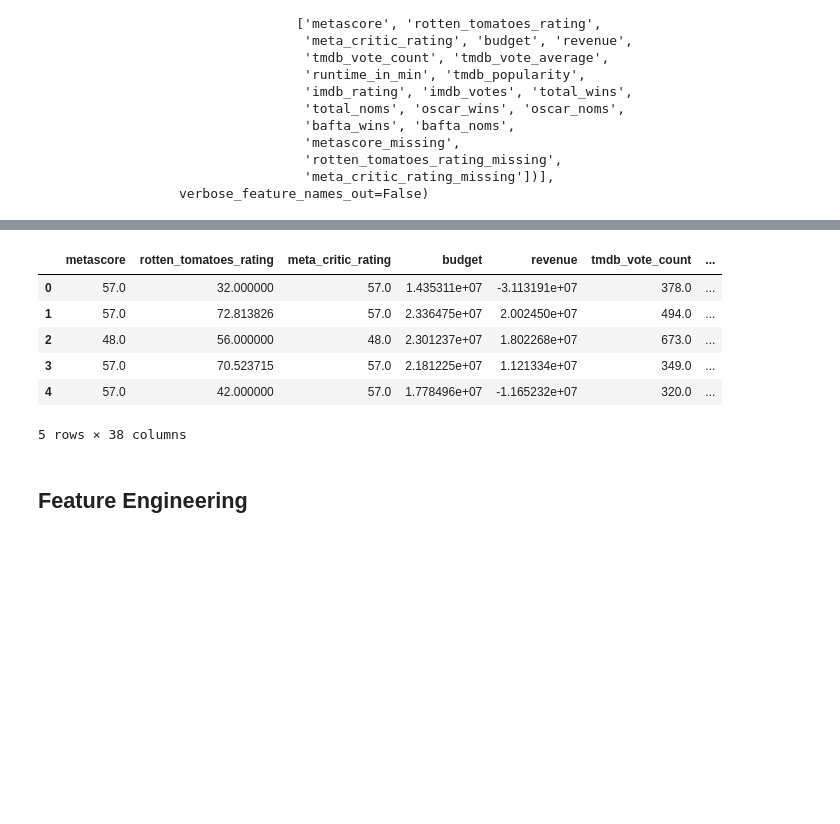
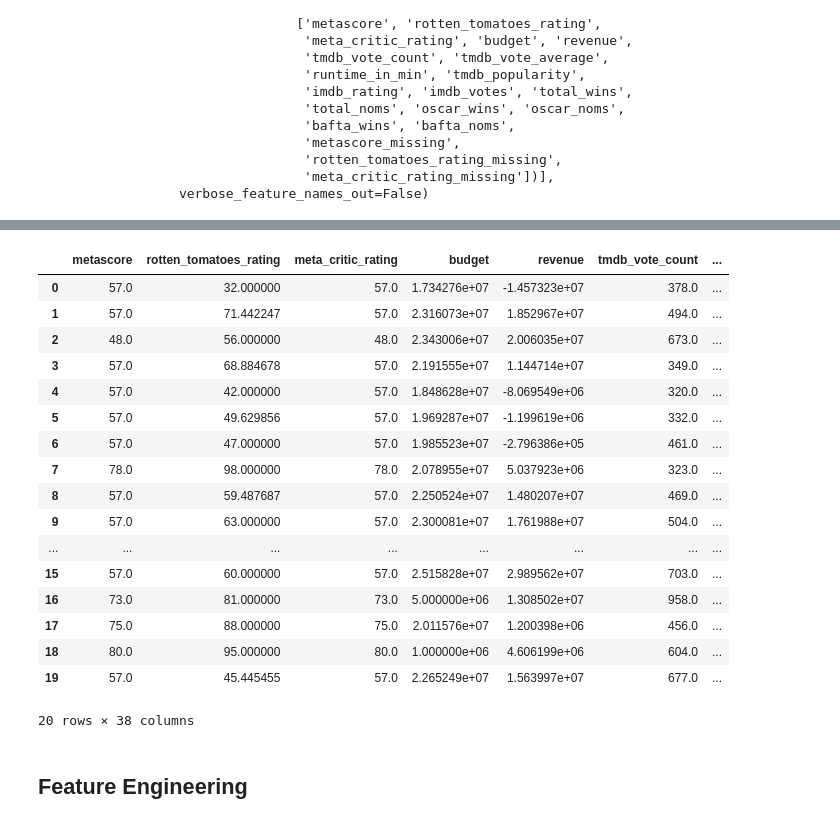
Before and after one commit to JustaKris/Are-You-Not-Entertained, a Jupyter notebook: notebooks/archive/01_movies_data_preprocessing.ipynb, the cells around one changed output, grey strips where cells are left out. Saved outputs shown, nothing was run; the diff lists cells and outputs as text; code cells hidden in the pictures; blank space fills up the shorter version.

```diff
--- a/notebooks/01_movies_data_preprocessing.ipynb
+++ b/notebooks/archive/01_movies_data_preprocessing.ipynb
@@ -509,6 +509,14 @@ def add_date_features(df: pd.DataFrame) -> pd.DataFrame:
 
 # Wrap the function as a transformer
 date_features_transformer = FunctionTransformer(add_date_features, validate=False)
+# %%
+def calculate_roi(df: pd.DataFrame) -> pd.DataFrame:
+    df = df.copy()
+    df['roi'] = (df['revenue'] - df['budget']) / df['budget']
+    return df
+
+# Wrap the function as a transformer
+roi_transformer = FunctionTransformer(calculate_roi, validate=False)
 # %% [markdown]
 ### Apply Transformations
 # %%
@@ -656,10 +661,11 @@ from sklearn.preprocessing import FunctionTransformer
 full_pipeline = Pipeline(steps=[
     ('numeric_transformer', numeric_transformer),
     ('main_transformer', main_transformer),
+    ('top_n_transformer', top_n_transformer),
     ('missing_indicator_transformer', missing_indicator_transformer),
-    ('top_n_transformer', top_n_transformer),
     ('iter_preprocessor', iter_transformer),
-    # ('date_feature_engineering', date_features_transformer),
+    ('roi', roi_transformer),
+    ('date_feature_engineering', date_features_transformer),
     ('drop_transformer', drop_transformer)
 ])
 
@@ -673,13 +695,24 @@ ValueError: A given column is not a column of the dataframe
 # %%
-clean_data.head()
+clean_data.head(20)
 # %% [output]
 |  | metascore | rotten_tomatoes_rating | meta_critic_rating | budget | revenue | tmdb_vote_count | ... |
-| 0 | 57.0 | 32.000000 | 57.0 | 1.435311e+07 | -3.113191e+07 | 378.0 | ... |
-| 1 | 57.0 | 72.813826 | 57.0 | 2.336475e+07 | 2.002450e+07 | 494.0 | ... |
-| 2 | 48.0 | 56.000000 | 48.0 | 2.301237e+07 | 1.802268e+07 | 673.0 | ... |
-| 3 | 57.0 | 70.523715 | 57.0 | 2.181225e+07 | 1.121334e+07 | 349.0 | ... |
-| 4 | 57.0 | 42.000000 | 57.0 | 1.778496e+07 | -1.165232e+07 | 320.0 | ... |
+| 0 | 57.0 | 32.000000 | 57.0 | 1.734276e+07 | -1.457323e+07 | 378.0 | ... |
+| 1 | 57.0 | 71.442247 | 57.0 | 2.316073e+07 | 1.852967e+07 | 494.0 | ... |
+| 2 | 48.0 | 56.000000 | 48.0 | 2.343006e+07 | 2.006035e+07 | 673.0 | ... |
+| 3 | 57.0 | 68.884678 | 57.0 | 2.191555e+07 | 1.144714e+07 | 349.0 | ... |
+| 4 | 57.0 | 42.000000 | 57.0 | 1.848628e+07 | -8.069549e+06 | 320.0 | ... |
+| 5 | 57.0 | 49.629856 | 57.0 | 1.969287e+07 | -1.199619e+06 | 332.0 | ... |
+| 6 | 57.0 | 47.000000 | 57.0 | 1.985523e+07 | -2.796386e+05 | 461.0 | ... |
+| 7 | 78.0 | 98.000000 | 78.0 | 2.078955e+07 | 5.037923e+06 | 323.0 | ... |
+| 8 | 57.0 | 59.487687 | 57.0 | 2.250524e+07 | 1.480207e+07 | 469.0 | ... |
+| 9 | 57.0 | 63.000000 | 57.0 | 2.300081e+07 | 1.761988e+07 | 504.0 | ... |
+| ... | ... | ... | ... | ... | ... | ... | ... |
+| 15 | 57.0 | 60.000000 | 57.0 | 2.515828e+07 | 2.989562e+07 | 703.0 | ... |
+| 16 | 73.0 | 81.000000 | 73.0 | 5.000000e+06 | 1.308502e+07 | 958.0 | ... |
+| 17 | 75.0 | 88.000000 | 75.0 | 2.011576e+07 | 1.200398e+06 | 456.0 | ... |
+| 18 | 80.0 | 95.000000 | 80.0 | 1.000000e+06 | 4.606199e+06 | 604.0 | ... |
+| 19 | 57.0 | 45.445455 | 57.0 | 2.265249e+07 | 1.563997e+07 | 677.0 | ... |
-5 rows × 38 columns
+20 rows × 38 columns
 # %% [markdown]
 ## Feature Engineering
 # %%
```
Also changed, not shown: parts of 10 cells of this notebook, 11 other files.
